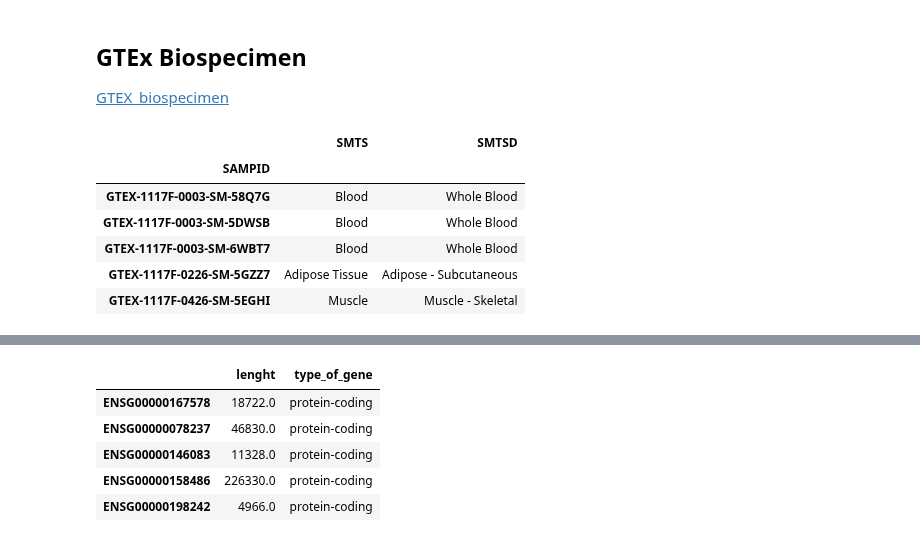
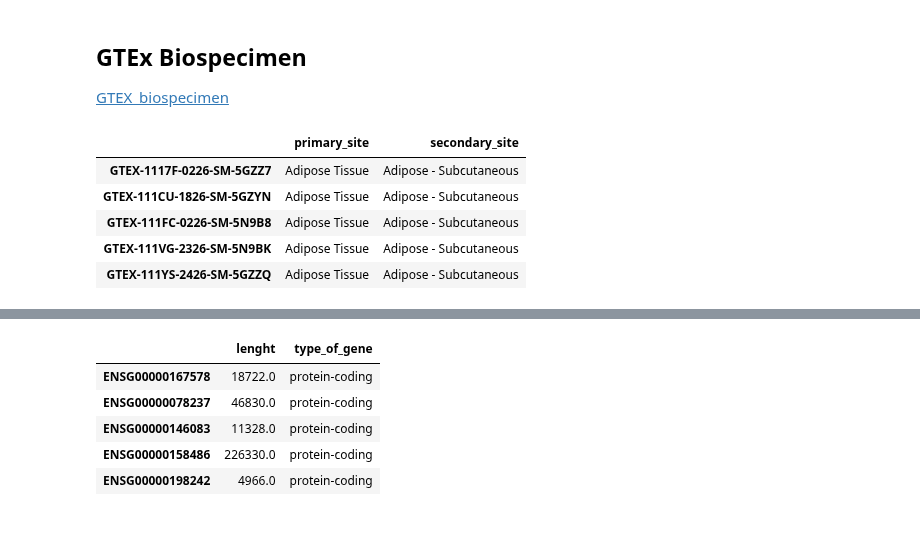
Before and after one commit to fvalle1/master_thesis, a Jupyter notebook: gtex/GTex_table_creation.ipynb, the cells around one changed output, grey strips where cells are left out. Cells and saved outputs as stored; diff of their text form; code cells hidden in the pictures.

```diff
--- a/gtex/Table_gct_csv.ipynb
+++ b/gtex/GTex_table_creation.ipynb
@@ -21,17 +21,17 @@ df.head()
 ## GTEx Biospecimen
 [GTEX_biospecimen](https://gtexportal.org/home/samplesPage)
 # %%
-df_file = pd.read_csv("https://storage.googleapis.com/gtex_analysis_v7/annotations/GTEx_v7_Annotations_SampleAttributesDS.txt", sep='\t', index_col=[0])
-df_file=df_file.loc[:,['SMTS', 'SMTSD']]
+#df_file = pd.read_csv("https://storage.googleapis.com/gtex_analysis_v7/annotations/GTEx_v7_Annotations_SampleAttributesDS.txt", sep='\t', index_col=[0])
+#df_file=df_file.loc[:,['SMTS', 'SMTSD']]
+df_file=pd.read_csv("files.dat", index_col=[0])
 df_file.head()
 # %% [output]
-|  | SMTS | SMTSD |
-| SAMPID |  |  |
-| GTEX-1117F-0003-SM-58Q7G | Blood | Whole Blood |
-| GTEX-1117F-0003-SM-5DWSB | Blood | Whole Blood |
-| GTEX-1117F-0003-SM-6WBT7 | Blood | Whole Blood |
+|  | primary_site | secondary_site |
 | GTEX-1117F-0226-SM-5GZZ7 | Adipose Tissue | Adipose - Subcutaneous |
-| GTEX-1117F-0426-SM-5EGHI | Muscle | Muscle - Skeletal |
+| GTEX-111CU-1826-SM-5GZYN | Adipose Tissue | Adipose - Subcutaneous |
+| GTEX-111FC-0226-SM-5N9B8 | Adipose Tissue | Adipose - Subcutaneous |
+| GTEX-111VG-2326-SM-5N9BK | Adipose Tissue | Adipose - Subcutaneous |
+| GTEX-111YS-2426-SM-5GZZQ | Adipose Tissue | Adipose - Subcutaneous |
 # %%
 df_sites=pd.DataFrame()
 df_sites.insert(0,'sample',df_file.index.values)
```
Also changed, not shown: parts of 4 cells of this notebook, 10 other files.
